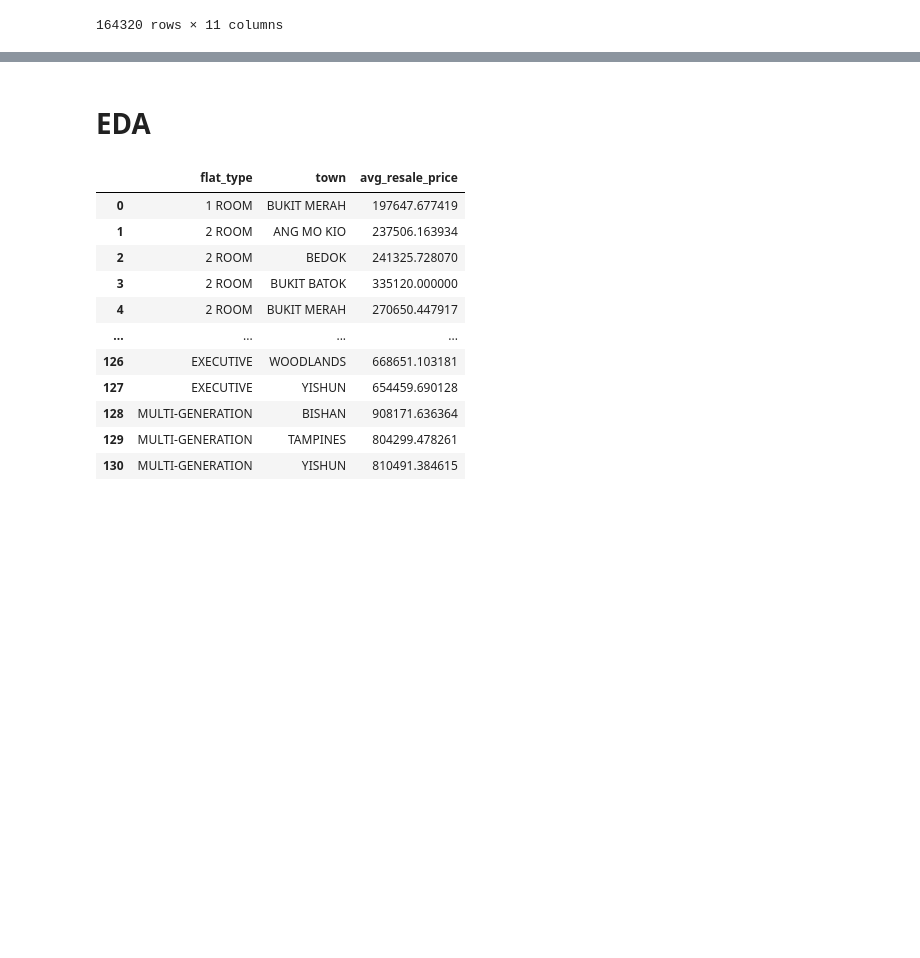
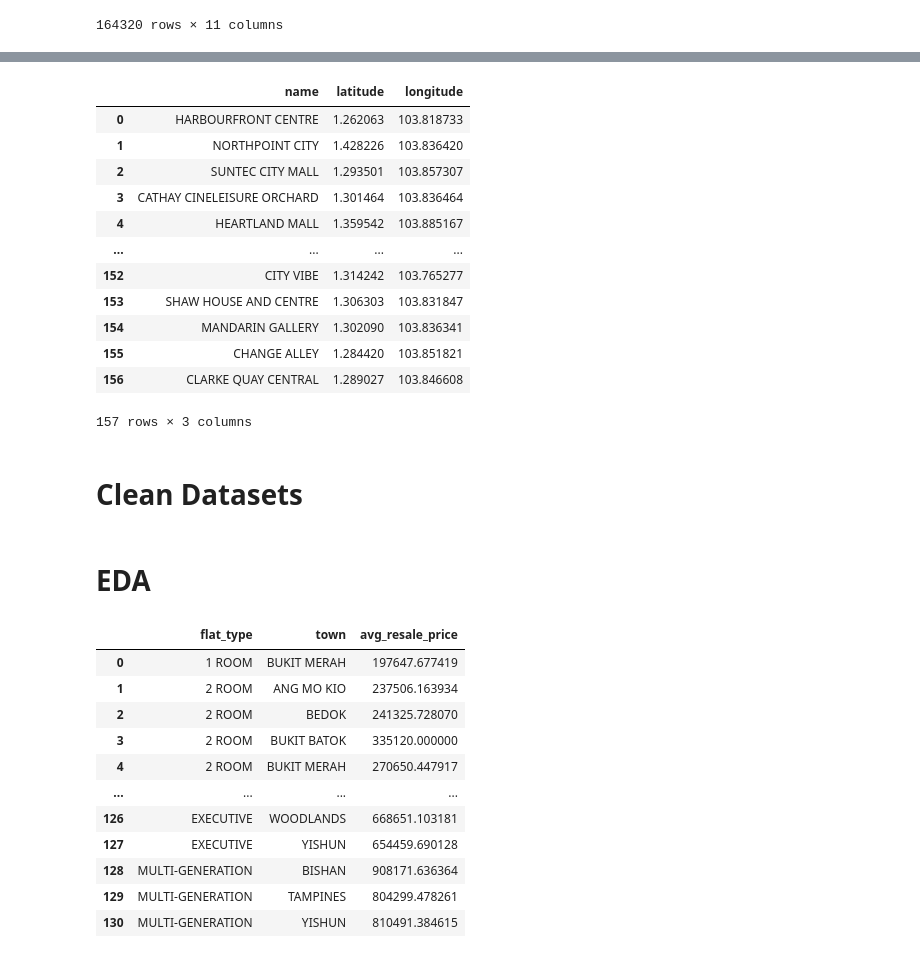
Before and after one commit to jianshun-heng/sg-housing-price, a Jupyter notebook: main_script.ipynb, the cells around one changed output, grey strips where cells are left out. Saved outputs shown, nothing was run; the diff lists cells and outputs as text; code cells hidden in the pictures; blank space fills up the shorter version.

```diff
--- a/main_script.ipynb
+++ b/main_script.ipynb
@@ -32,2 +51,22 @@ df_raw
+# %%
+# Import mall_coordinates
+mall_coordinates = pd.read_csv('data/amenities_locations/mall_coordinates.csv')
+mall_coordinates
+# %% [output]
+|  | name | latitude | longitude |
+| 0 | HARBOURFRONT CENTRE | 1.262063 | 103.818733 |
+| 1 | NORTHPOINT CITY | 1.428226 | 103.836420 |
+| 2 | SUNTEC CITY MALL | 1.293501 | 103.857307 |
+| 3 | CATHAY CINELEISURE ORCHARD | 1.301464 | 103.836464 |
+| 4 | HEARTLAND MALL | 1.359542 | 103.885167 |
+| ... | ... | ... | ... |
+| 152 | CITY VIBE | 1.314242 | 103.765277 |
+| 153 | SHAW HOUSE AND CENTRE | 1.306303 | 103.831847 |
+| 154 | MANDARIN GALLERY | 1.302090 | 103.836341 |
+| 155 | CHANGE ALLEY | 1.284420 | 103.851821 |
+| 156 | CLARKE QUAY CENTRAL | 1.289027 | 103.846608 |
+157 rows × 3 columns
+# %% [markdown]
+# Clean Datasets
 # %%
 df_clean = clean_raw_data(df_raw)
@@ -34,3 +74,3 @@ df_clean = clean_raw_data(df_raw)
-# %% [markdown]
-# EDA
+# %% [markdown]
+# EDA
 # %%
```
Also changed, not shown: parts of 10 cells of this notebook.
